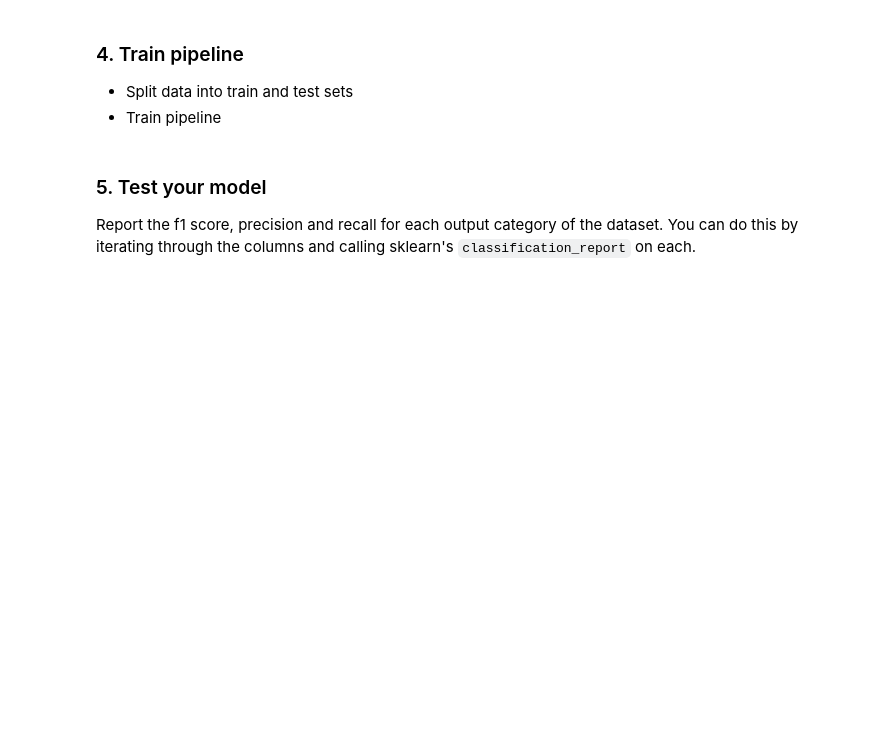
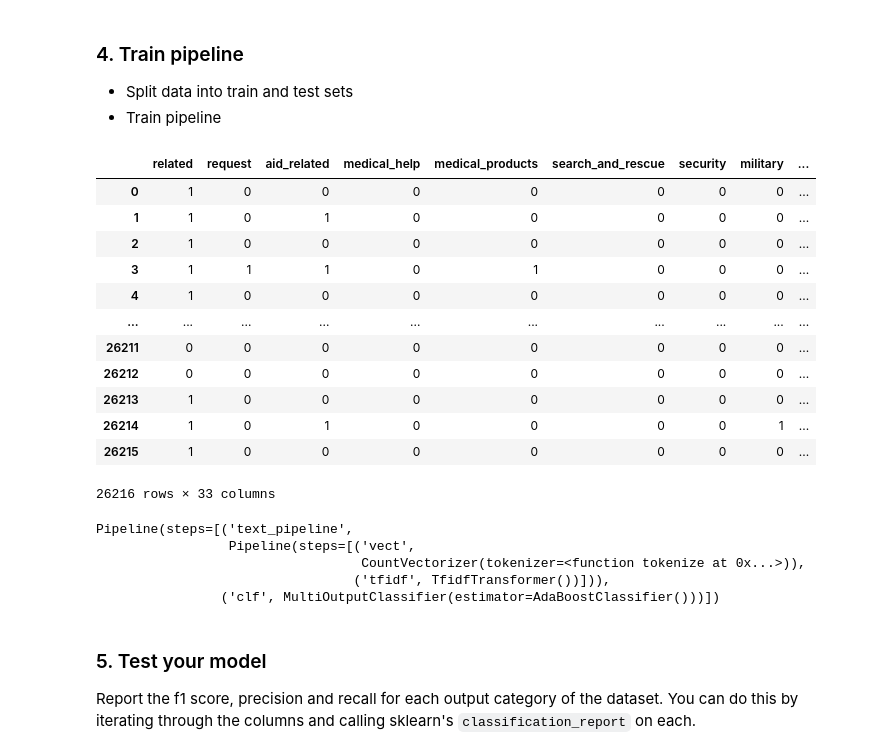
Before and after one commit to LourensWalters/data-science, a Jupyter notebook: notebooks/data-engineering/ML Pipeline Preparation.ipynb, the cells around one changed output. Cells and saved outputs as stored; diff of their text form; code cells hidden in the pictures; blank space fills up the shorter version.

```diff
--- a/notebooks/data-engineering/ML Pipeline Preparation.ipynb
+++ b/notebooks/data-engineering/ML Pipeline Preparation.ipynb
@@ -66,3 +187,19 @@ pipeline =
 ### 4. Train pipeline
 - Split data into train and test sets
 - Train pipeline
+# %%
+Y
+# %% [output]
+|  | related | request | aid_related | medical_help | medical_products | search_and_rescue | security | military | ... |
+| 0 | 1 | 0 | 0 | 0 | 0 | 0 | 0 | 0 | ... |
+| 1 | 1 | 0 | 1 | 0 | 0 | 0 | 0 | 0 | ... |
+| 2 | 1 | 0 | 0 | 0 | 0 | 0 | 0 | 0 | ... |
+| 3 | 1 | 1 | 1 | 0 | 1 | 0 | 0 | 0 | ... |
+| 4 | 1 | 0 | 0 | 0 | 0 | 0 | 0 | 0 | ... |
+| ... | ... | ... | ... | ... | ... | ... | ... | ... | ... |
+| 26211 | 0 | 0 | 0 | 0 | 0 | 0 | 0 | 0 | ... |
+| 26212 | 0 | 0 | 0 | 0 | 0 | 0 | 0 | 0 | ... |
+| 26213 | 1 | 0 | 0 | 0 | 0 | 0 | 0 | 0 | ... |
+| 26214 | 1 | 0 | 1 | 0 | 0 | 0 | 0 | 1 | ... |
+| 26215 | 1 | 0 | 0 | 0 | 0 | 0 | 0 | 0 | ... |
+26216 rows × 33 columns
@@ -69,3 +210,12 @@ pipeline =
+# %%
+pipeline = pipeline1()
+_ = pipeline.fit(X_train, y_train)
+# %% [output]
+Pipeline(steps=[('text_pipeline',
+                 Pipeline(steps=[('vect',
+                                  CountVectorizer(tokenizer=<function tokenize at 0x...>)),
+                                 ('tfidf', TfidfTransformer())])),
+                ('clf', MultiOutputClassifier(estimator=AdaBoostClassifier()))])
 # %% [markdown]
 ### 5. Test your model
 Report the f1 score, precision and recall for each output category of the dataset. You can do this by iterating through the columns and calling sklearn's `classification_report` on each.
```
Also changed, not shown: parts of 22 cells of this notebook.
